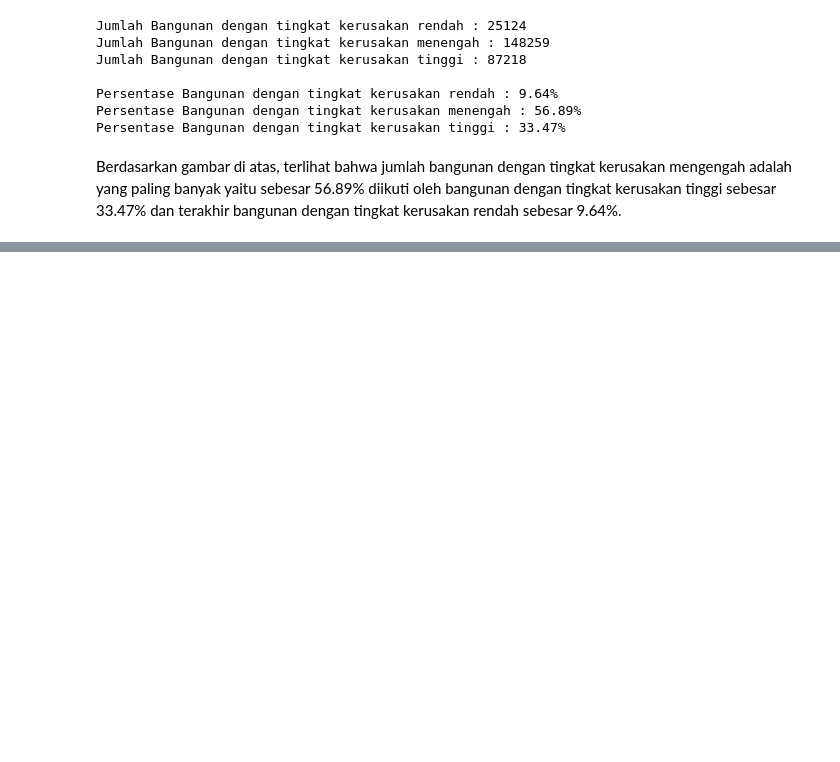
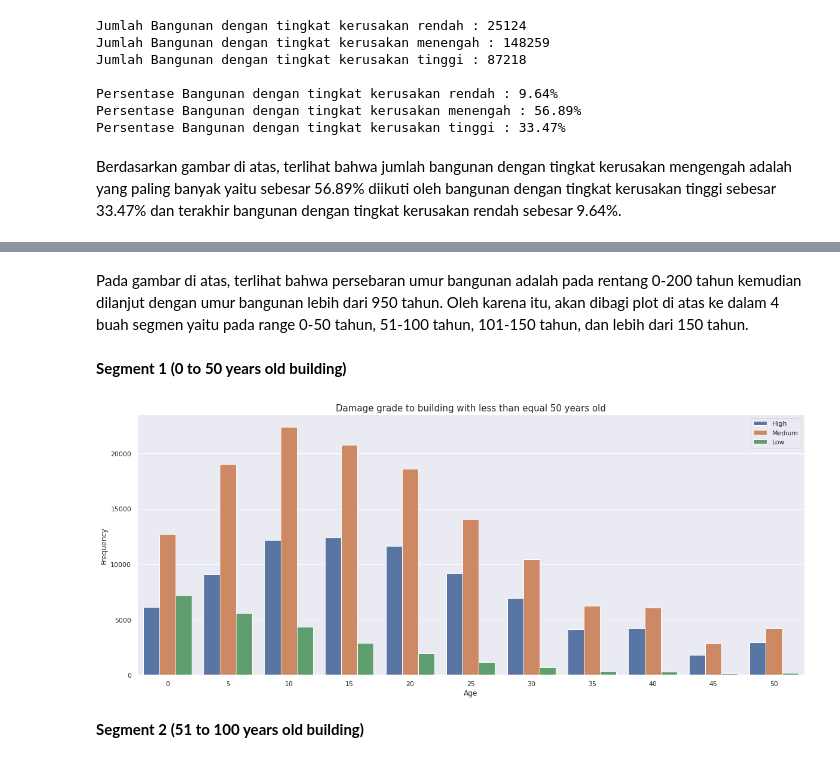
Before and after one commit to ReynaraEzra/Richter-Earthquake-Prediction, a Jupyter notebook: Richter_Prediction_Part1.ipynb, the cells around one changed output, grey strips where cells are left out. Saved outputs shown, nothing was run; the diff lists cells and outputs as text; code cells hidden in the pictures; blank space fills up the shorter version.

```diff
--- a/Richter_Prediction_Part1.ipynb
+++ b/Richter_Prediction_Part1.ipynb
@@ -352,0 +427,18 @@ plot_box(train, 'geo_level_3_id', 'Geo Level 3','Damage Grade Per Geographic Reg
+# %% [markdown]
+Pada gambar di atas, terlihat bahwa persebaran umur bangunan adalah pada rentang 0-200 tahun kemudian dilanjut dengan umur bangunan lebih dari 950 tahun. Oleh karena itu, akan dibagi plot di atas ke dalam 4 buah segmen yaitu pada range 0-50 tahun, 51-100 tahun, 101-150 tahun, dan lebih dari 150 tahun.
+# %% [markdown]
+**Segment 1 (0 to 50 years old building)**
+# %%
+plt.figure(figsize=(20,8))
+
+segment_1_age = train[train['age']<=50]
+sns.countplot(segment_1_age['age'], hue=segment_1_age['damage_grade'])
+plt.xlabel('Age', fontsize=12)
+plt.ylabel('Frequency', fontsize=12)
+plt.title('Damage grade to building with less than equal 50 years old', fontsize=15)
+plt.legend(loc='upper right')
+plt.show()
+# %% [output]
+[figure, added]
+# %% [markdown]
+**Segment 2 (51 to 100 years old building)**
```
Also changed, not shown: parts of 27 cells of this notebook.
